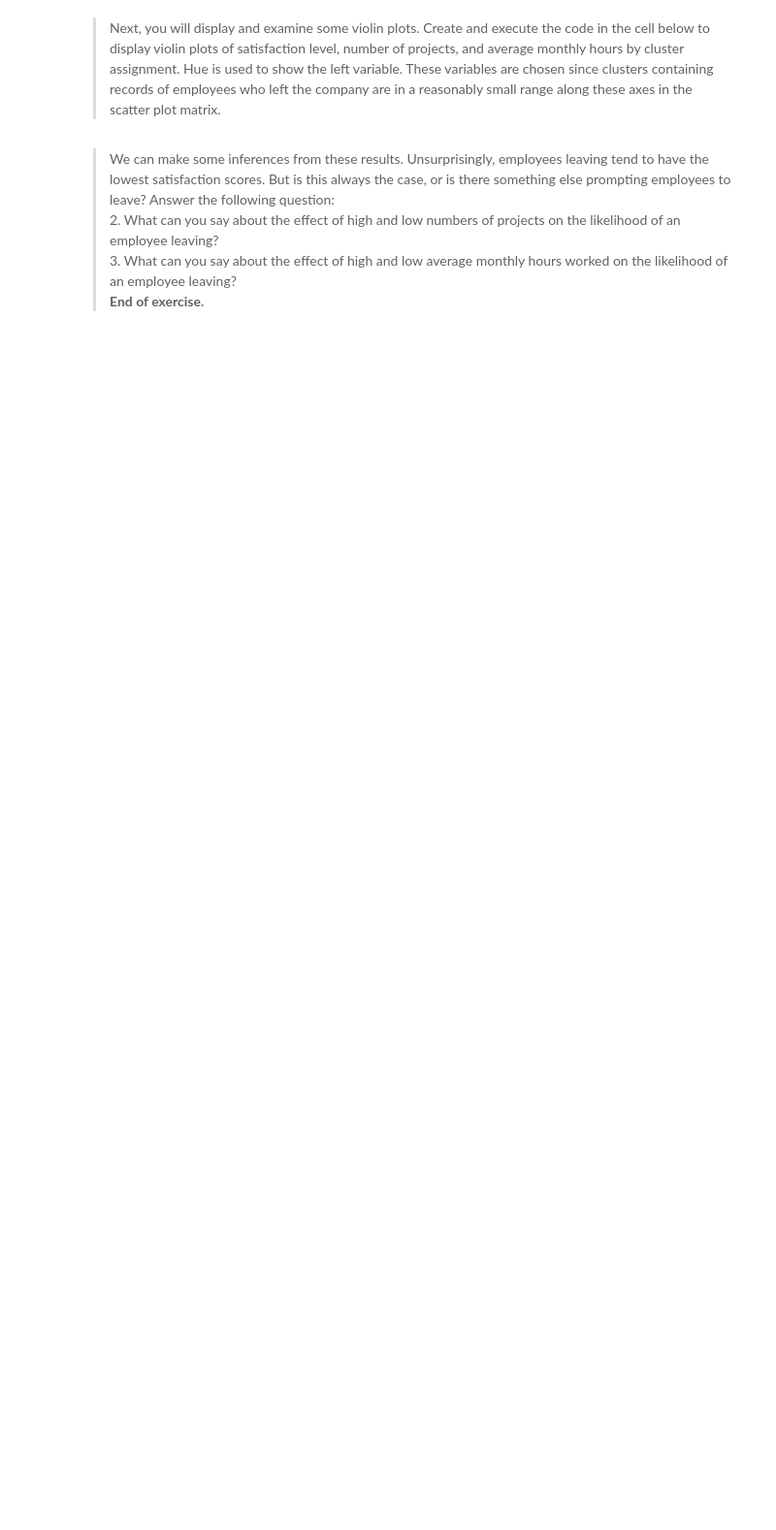
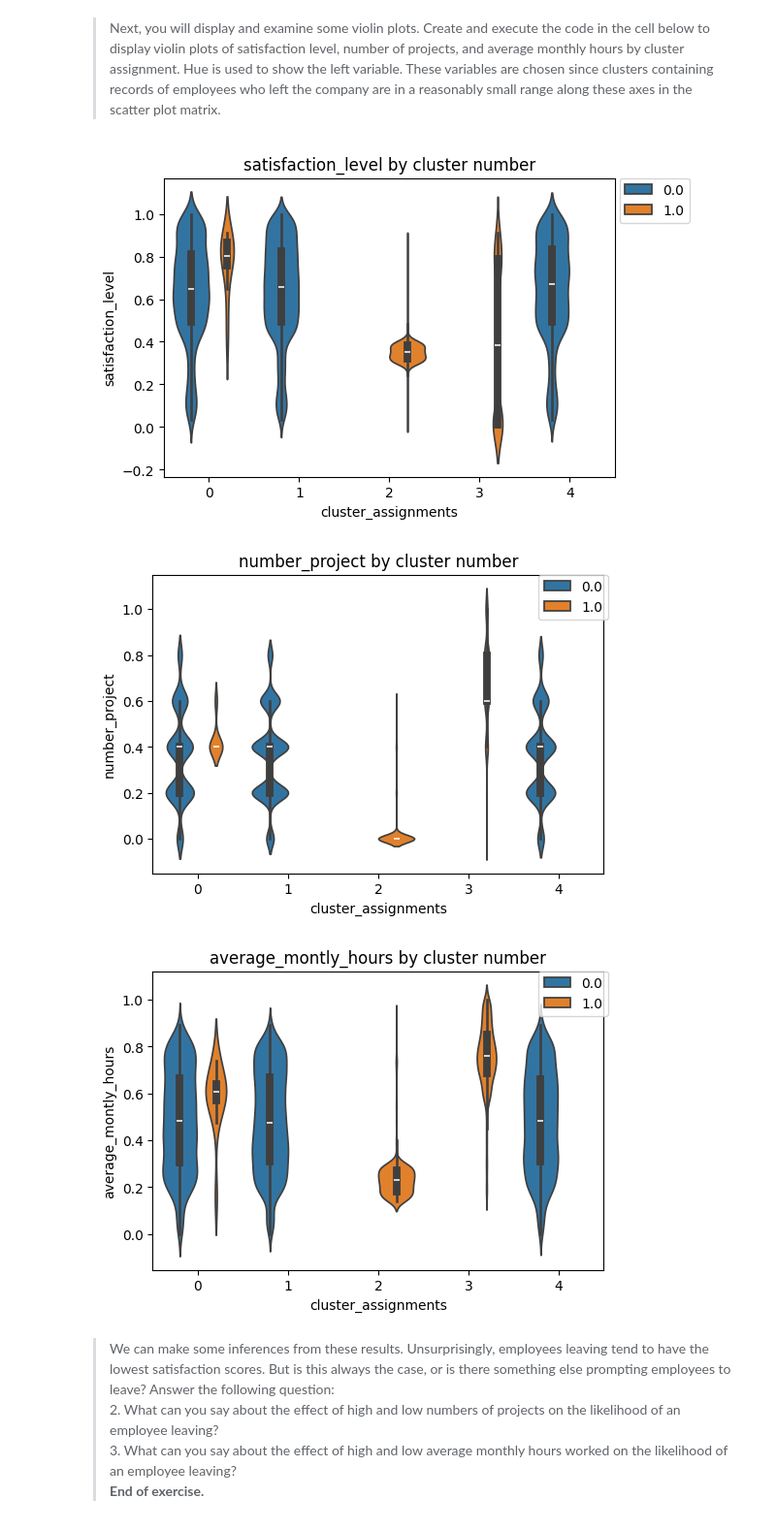
Before and after one commit to StephenElston/CSCI-E-108, a Jupyter notebook: notebooks/07_ClusterModels.ipynb, the cells around one changed output. Shown at 97% size. Saved outputs shown, nothing was run; the diff lists cells and outputs as text; code cells hidden in the pictures; blank space fills up the shorter version.

```diff
--- a/notebooks/07_ClusterModels.ipynb
+++ b/notebooks/07_ClusterModels.ipynb
@@ -412,3 +553,14 @@ nr.seed(7722)
+# %%
+# Display violin plots of satisfaction level, number of projects, and average monthly hours by cluster assignment
+# Hue is used to show the left variable
+
+plot_columns = ['satisfaction_level', 'number_project', 'average_montly_hours']
+for factor in plot_columns:
+    plot_clusters_by_factor(HR_data, factor=factor)
+# %% [output]
+[figure, added]
+[figure, added]
+[figure, added]
 # %% [markdown]
 > We can make some inferences from these results. Unsurprisingly, employees leaving tend to have the lowest satisfaction scores. But is this always the case, or is there something else prompting employees to leave? Answer the following question:
 > 2. What can you say about the effect of high and low numbers of projects on the likelihood of an employee leaving?
```
Also changed, not shown: parts of 84 cells of this notebook.
